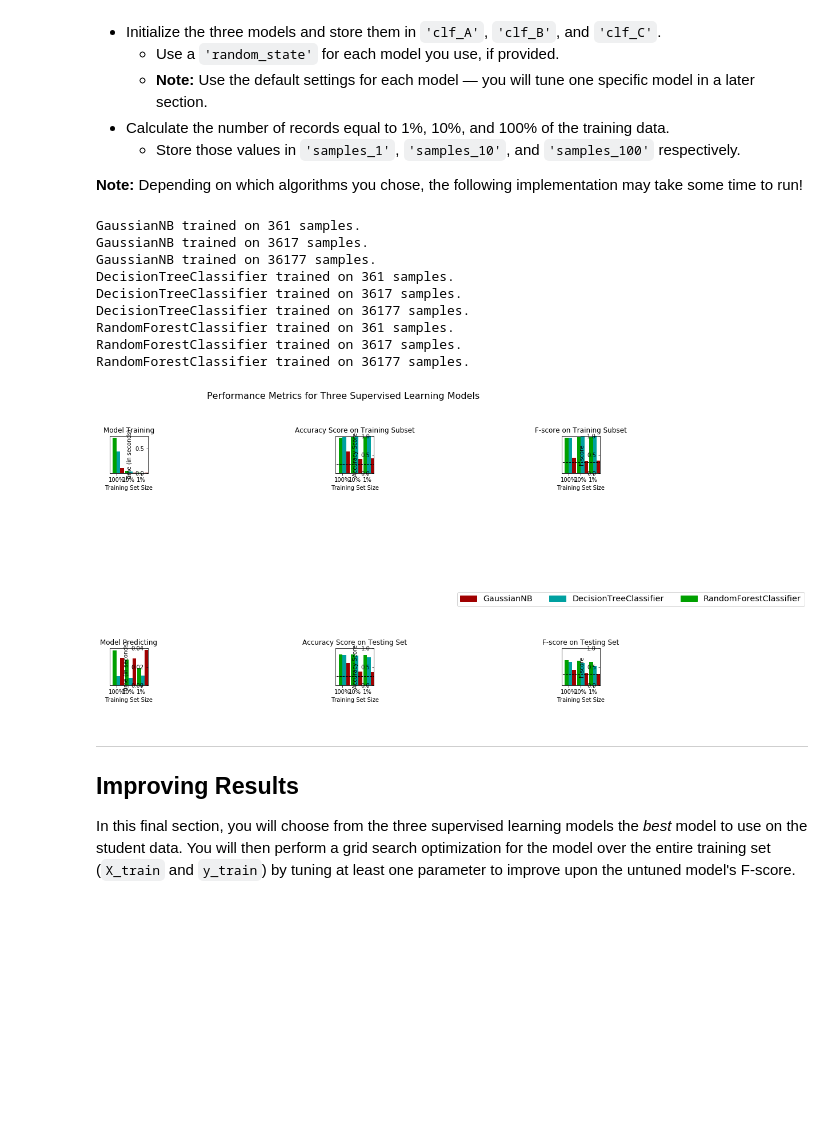
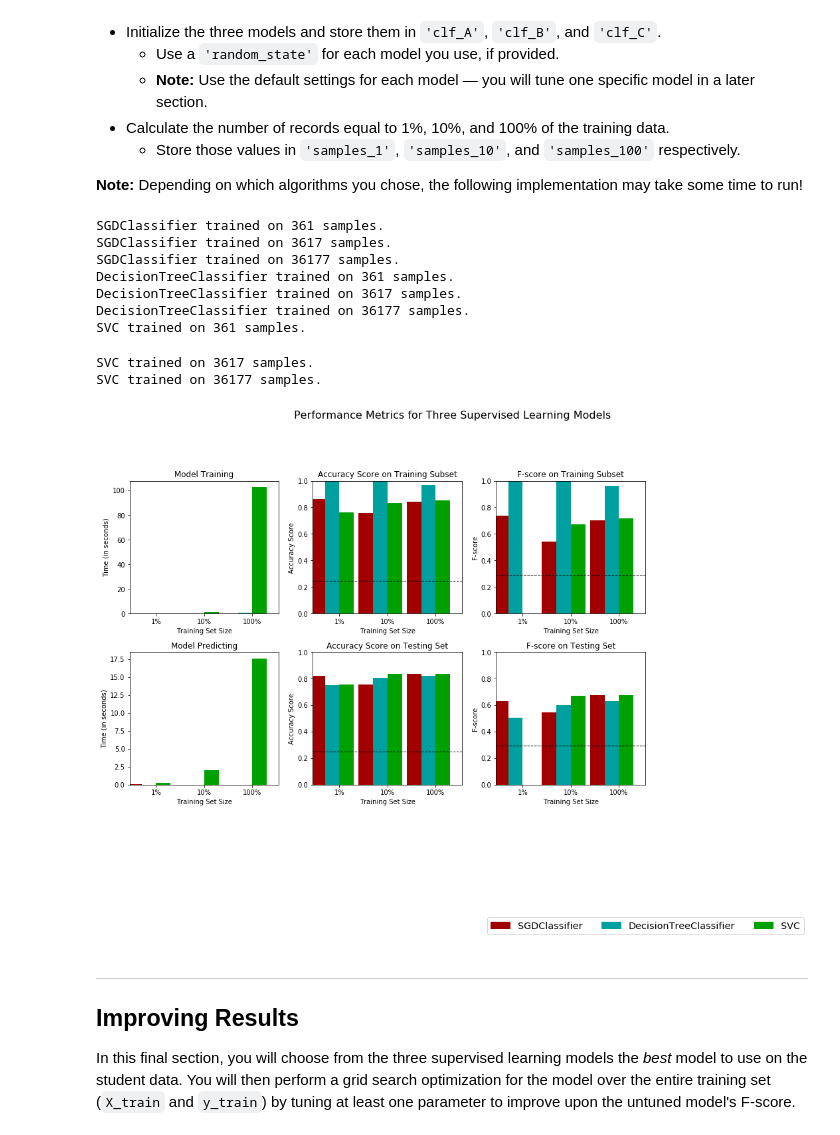
Before and after one commit to erickshimura/machine-learning, a Jupyter notebook: projects/finding_donors/finding_donors.ipynb, the cells around one changed output. Cells and saved outputs as stored; diff of their text form; code cells hidden in the pictures; blank space fills up the shorter version.

```diff
--- a/projects/finding_donors/finding_donors.ipynb
+++ b/projects/finding_donors/finding_donors.ipynb
@@ -354,46 +377,45 @@ In the code cell, you will need to implement the following:
 **Note:** Depending on which algorithms you chose, the following implementation may take some time to run!
 # %%
 # TODO: Import the three supervised learning models from sklearn
-from sklearn.naive_bayes import GaussianNB
 from sklearn.tree import DecisionTreeClassifier
-from sklearn.ensemble import RandomForestClassifier
-
+from sklearn.linear_model import SGDClassifier
+from sklearn.svm import SVC
 
 # TODO: Initialize the three models
-clf_A = GaussianNB()
-clf_B = DecisionTreeClassifier()
-clf_C = RandomForestClassifier()
+clf_A = SGDClassifier(random_state=10)
+clf_B = DecisionTreeClassifier(random_state=10)
+clf_C = SVC(random_state=10)
 
 # TODO: Calculate the number of samples for 1%, 10%, and 100% of the training data
 # HINT: samples_100 is the entire training set i.e. len(y_train)
 # HINT: samples_10 is 10% of samples_100 (ensure to set the count of the values to be `int` and not `float`)
 # HINT: samples_1 is 1% of samples_100 (ensure to set the count of the values to be `int` and not `float`)
 samples_100 = len(y_train)
 samples_10 = int(samples_100*.1)
 samples_1 = int(samples_100*.01)
 
 # Collect results on the learners
 results = {}
 for clf in [clf_A, clf_B, clf_C]:
     clf_name = clf.__class__.__name__
     results[clf_name] = {}
     for i, samples in enumerate([samples_1, samples_10, samples_100]):
         results[clf_name][i] = \
         train_predict(clf, samples, X_train, y_train, X_test, y_test)
 
 # Run metrics visualization for the three supervised learning models chosen
 vs.evaluate(results, accuracy, fscore)
 # %% [output]
-GaussianNB trained on 361 samples.
-GaussianNB trained on 3617 samples.
-GaussianNB trained on 36177 samples.
+SGDClassifier trained on 361 samples.
+SGDClassifier trained on 3617 samples.
+SGDClassifier trained on 36177 samples.
 DecisionTreeClassifier trained on 361 samples.
 DecisionTreeClassifier trained on 3617 samples.
 DecisionTreeClassifier trained on 36177 samples.
-RandomForestClassifier trained on 361 samples.
-RandomForestClassifier trained on 3617 samples.
-RandomForestClassifier trained on 36177 samples.
+SVC trained on 361 samples.
+SVC trained on 3617 samples.
+SVC trained on 36177 samples.
-[figure, old version]
+[figure, new version]
 # %% [markdown]
 ----
 ## Improving Results
```
Also changed, not shown: parts of 18 cells of this notebook, 1 other file.
